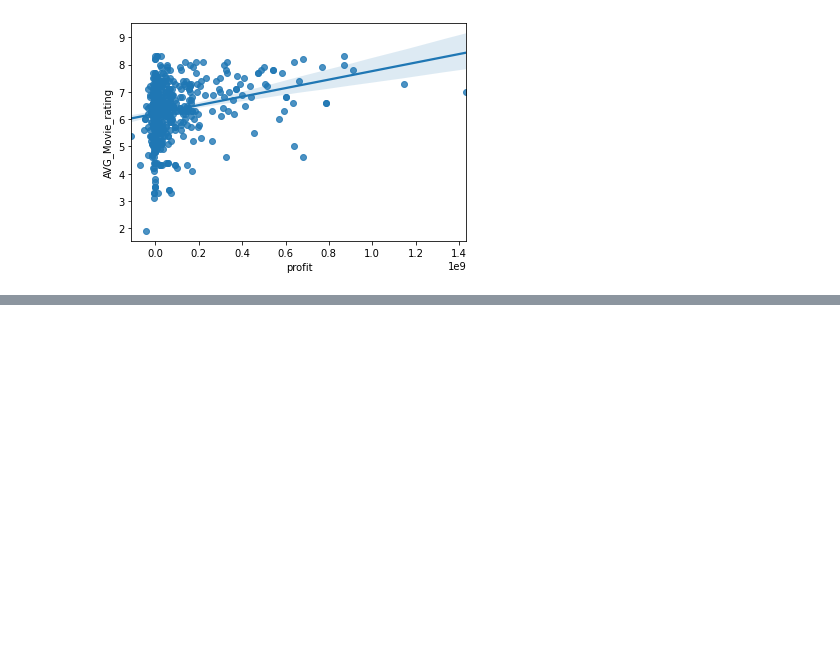
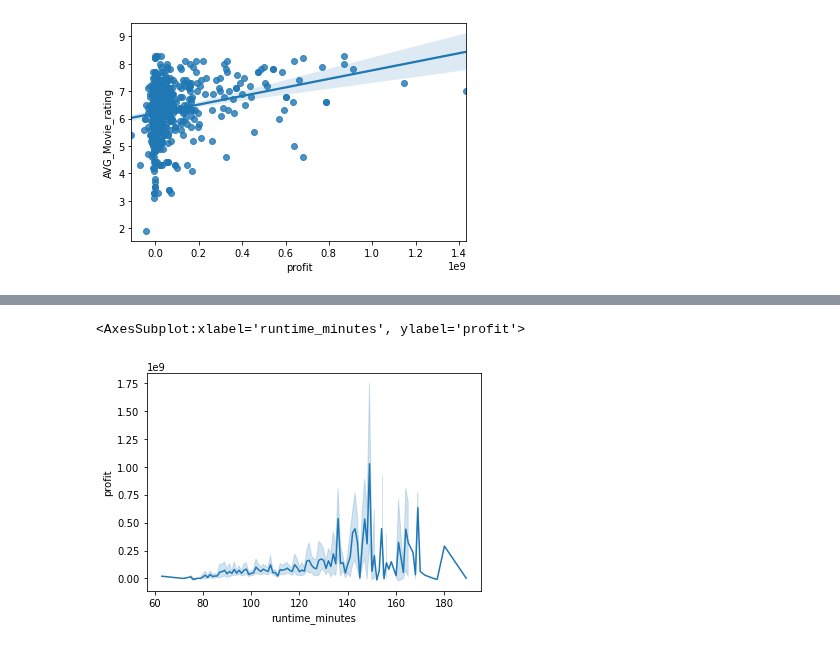
Before and after one commit to cLineman/CapStoneProject, a Jupyter notebook: ColtonLineman.ipynb, the cells around one changed output, grey strips where cells are left out. Drawn from its saved outputs; the diff is of its cells as text; code cells hidden in the pictures; blank space fills up the shorter version.

Commit message:
Anazasis between runtime vs profit and ratings

```diff
--- a/ColtonLineman.ipynb
+++ b/ColtonLineman.ipynb
@@ -788,0 +834,13 @@ sns.regplot(grouped["profit"], grouped['AVG_Movie_rating'])
+# %%
+runtimeDF = pd.read_sql("""
+    SELECT
+    movie_basics.original_title AS title, movie_basics.runtime_minutes, movie_ratings.averagerating
+    FROM movie_basics
+    JOIN movie_ratings
+        USING(movie_id)
+    WHERE movie_ratings.numvotes >= 1000
+    ORDER BY averagerating DESC
+  ;
+""", conn)
+# %%
+runtimeJOINbuget = pd.DataFrame.merge(movie_budgets, runtimeDF, on = 'title')
@@ -788,0 +863,4 @@ sns.regplot(grouped["profit"], grouped['AVG_Movie_rating'])
+# %%
+runtimeJOINbuget=runtimeJOINbuget.drop('id', axis =1)
+runtimeJOINbuget=runtimeJOINbuget.drop('release_date', axis =1)
+runtimeJOINbuget=runtimeJOINbuget.drop('domestic_gross', axis =1)
@@ -788,0 +883,5 @@ sns.regplot(grouped["profit"], grouped['AVG_Movie_rating'])
+# %%
+sns.lineplot(data = runtimeJOINbuget, x = 'runtime_minutes', y = 'profit')
+# %% [output]
+<AxesSubplot:xlabel='runtime_minutes', ylabel='profit'>
+[figure, added]
```
Also changed, not shown: parts of 8 cells of this notebook.
